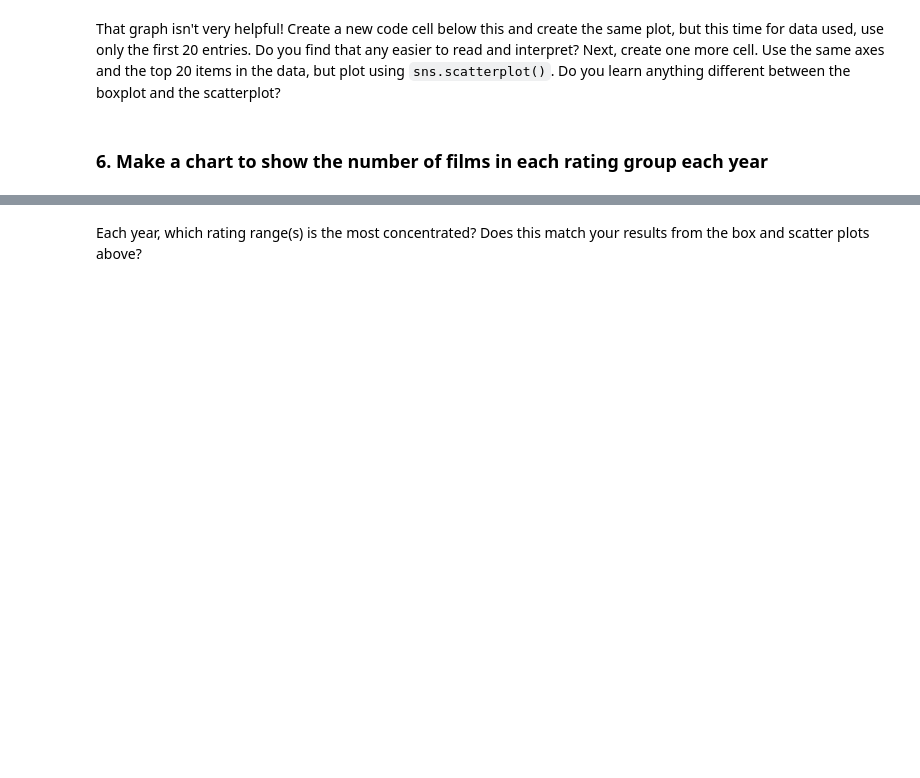
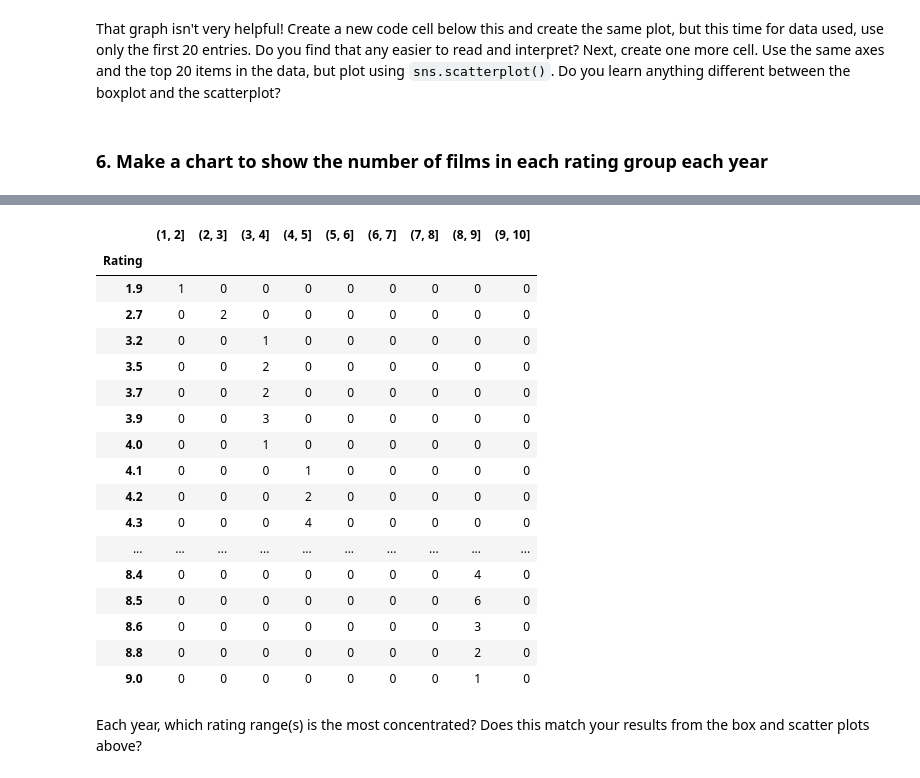
Before and after one commit to AishuSenthil/EDA_pt2_studio, a Jupyter notebook: EDApt2-Studio.ipynb, the cells around one changed output, grey strips where cells are left out. Cells and saved outputs as stored; diff of their text form; code cells hidden in the pictures; blank space fills up the shorter version.

```diff
--- a/EDApt2-Studio.ipynb
+++ b/EDApt2-Studio.ipynb
@@ -223,3 +224,5 @@ Next, create one more cell. Use the same axes and the top 20 items in the data,
 # %%
 # Create a new column called rating_group
 # Use to pd.cut() to bin(group) the rating_group column values by integer intervals 1-10
+df['Rating_Group'] = pd.cut(df['Rating'], bins = range(1,11))
+print(df.head())
@@ -226,4 +247,24 @@ Next, create one more cell. Use the same axes and the top 20 items in the data,
 # %%
 # Make a chart to show the number of films in each rating group per year
+df.groupby("Rating")["Rating_Group"].value_counts().unstack()
+# %% [output]
+|  | (1, 2] | (2, 3] | (3, 4] | (4, 5] | (5, 6] | (6, 7] | (7, 8] | (8, 9] | (9, 10] |
+| Rating |  |  |  |  |  |  |  |  |  |
+| 1.9 | 1 | 0 | 0 | 0 | 0 | 0 | 0 | 0 | 0 |
+| 2.7 | 0 | 2 | 0 | 0 | 0 | 0 | 0 | 0 | 0 |
+| 3.2 | 0 | 0 | 1 | 0 | 0 | 0 | 0 | 0 | 0 |
+| 3.5 | 0 | 0 | 2 | 0 | 0 | 0 | 0 | 0 | 0 |
+| 3.7 | 0 | 0 | 2 | 0 | 0 | 0 | 0 | 0 | 0 |
+| 3.9 | 0 | 0 | 3 | 0 | 0 | 0 | 0 | 0 | 0 |
+| 4.0 | 0 | 0 | 1 | 0 | 0 | 0 | 0 | 0 | 0 |
+| 4.1 | 0 | 0 | 0 | 1 | 0 | 0 | 0 | 0 | 0 |
+| 4.2 | 0 | 0 | 0 | 2 | 0 | 0 | 0 | 0 | 0 |
+| 4.3 | 0 | 0 | 0 | 4 | 0 | 0 | 0 | 0 | 0 |
+| ... | ... | ... | ... | ... | ... | ... | ... | ... | ... |
+| 8.4 | 0 | 0 | 0 | 0 | 0 | 0 | 0 | 4 | 0 |
+| 8.5 | 0 | 0 | 0 | 0 | 0 | 0 | 0 | 6 | 0 |
+| 8.6 | 0 | 0 | 0 | 0 | 0 | 0 | 0 | 3 | 0 |
+| 8.8 | 0 | 0 | 0 | 0 | 0 | 0 | 0 | 2 | 0 |
+| 9.0 | 0 | 0 | 0 | 0 | 0 | 0 | 0 | 1 | 0 |
 # %% [markdown]
 Each year, which rating range(s) is the most concentrated? Does this match your results from the box and scatter plots above?
```
Also changed, not shown: parts of 4 cells of this notebook.
